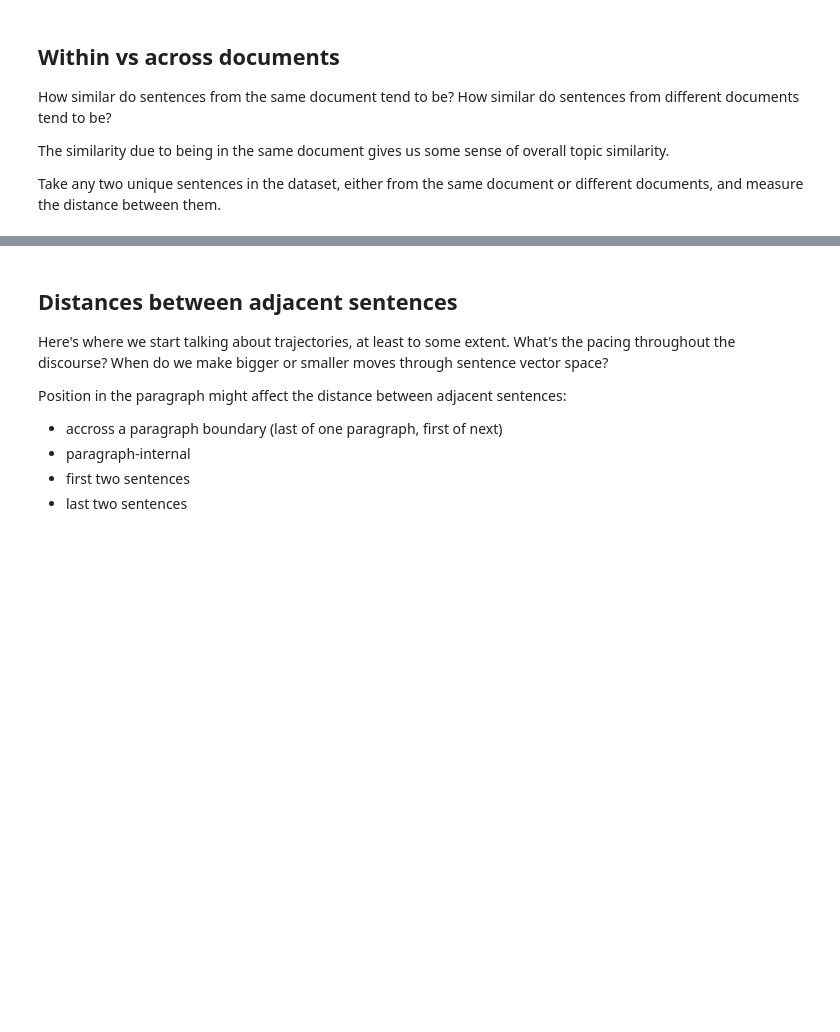
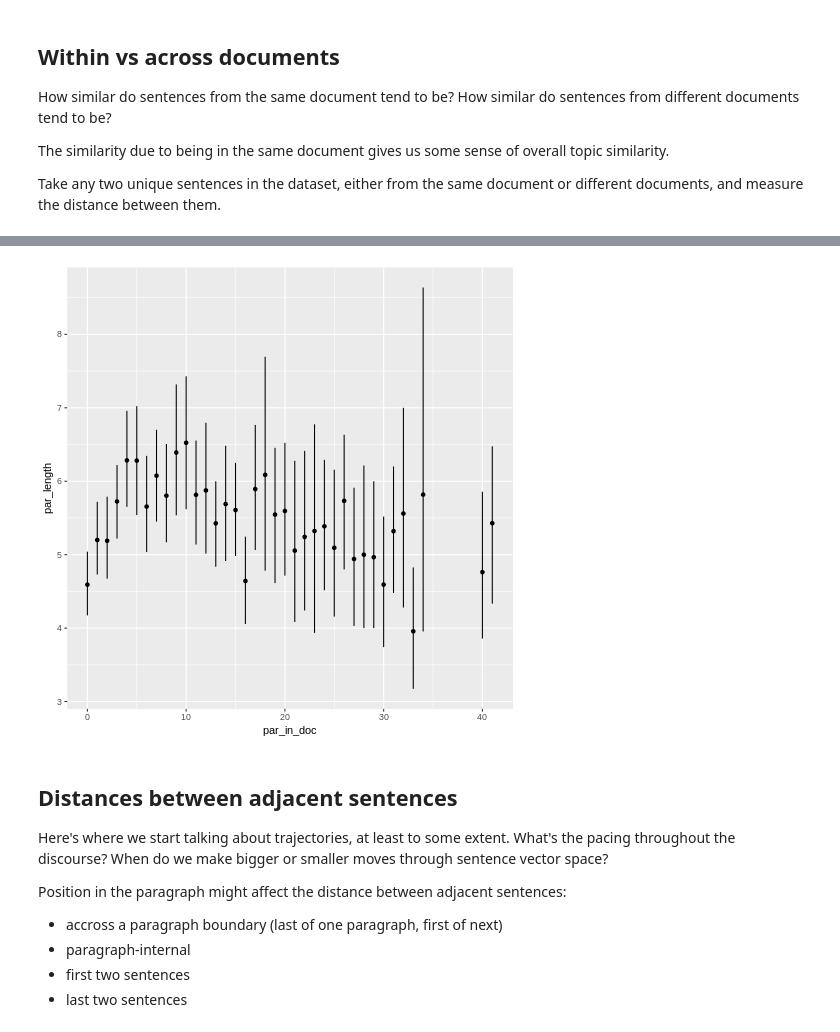
Before and after one commit to erindb/descodisc, a Jupyter notebook: distances.ipynb, the cells around one changed output, grey strips where cells are left out. Saved outputs shown, nothing was run; the diff lists cells and outputs as text; code cells hidden in the pictures; blank space fills up the shorter version.

```diff
--- a/distances.ipynb
+++ b/distances.ipynb
@@ -179,0 +215,18 @@ increments_df
+# %%
+%%R
+# length of paragraph by par_in_doc
+within_par_df %>%
+group_by(start_par_id) %>%
+summarise(
+    par_in_doc = start_par_in_doc[1],
+    par_length = par_length[1]) %>%
+as.data.frame() %>%
+group_by(par_in_doc) %>%
+mutate(N = length(par_in_doc)) %>%
+as.data.frame() %>%
+filter(N>20) %>%
+ggplot(., aes(x = par_in_doc, y = par_length)) +
+stat_summary(fun.y = mean, geom = "point") +
+stat_summary(fun.data = mean_cl_boot, geom = "errorbar", width = 0)
+# %% [output]
+[figure, added]
```
Also changed, not shown: parts of 14 cells of this notebook.
